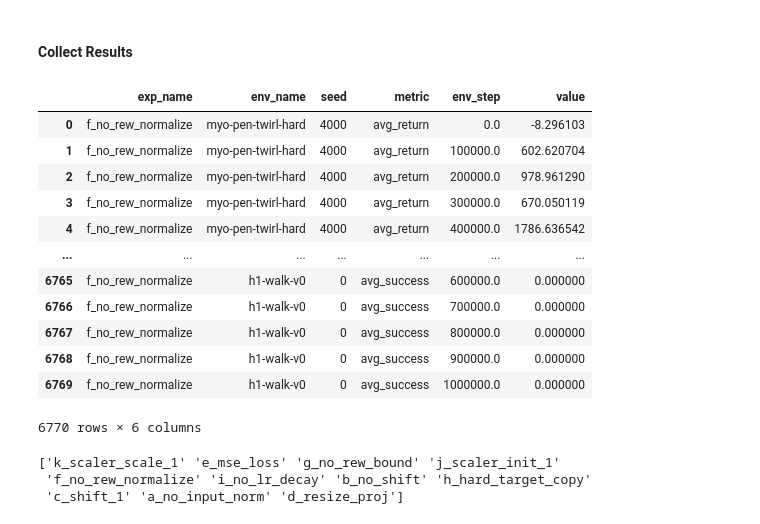
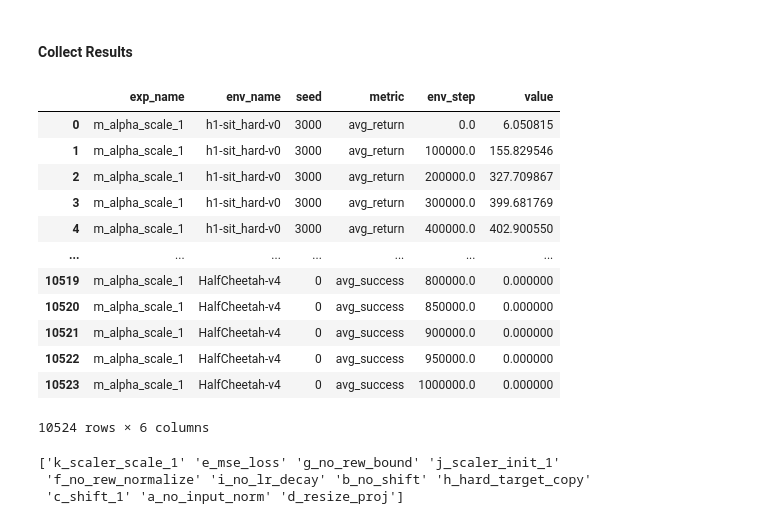
Before and after one commit to pkicki/SimbaV2, a Jupyter notebook: analysis/250109_design_study.ipynb, the cells around one changed output. Drawn from its saved outputs; the diff is of its cells as text; code cells hidden in the pictures.

Commit message:
Hojoonlee/design study table (#62)
* update appendix ablation table

```diff
--- a/analysis/250109_design_study.ipynb
+++ b/analysis/250109_design_study.ipynb
@@ -12,45 +12,47 @@ from scale_rl.common.wandb_utils import *
 entity = 'draftrec'
 project_name = 'HyperSimba_2412'
 run_exp_names_to_analysis_exp_names = {
-    'hyper_sac_invd_invd_targetema': 'hypersimba',
-    'a_no_input_norm': 'a_no_input_norm',
-    'b_no_shift': 'b_no_shift',
-    'c_shift_1': 'c_shift_1',
-    'd_resize_proj': 'd_resize_proj',
-    'e_mse_loss': 'e_mse_loss',
-    'f_no_rew_normalize': 'f_no_rew_normalize',
-    'g_no_rew_bound': 'g_no_rew_bound',
-    'h_hard_target_copy': 'h_hard_target_copy',
-    'i_no_lr_decay': 'i_no_lr_decay',
-    'hyper_sac_1_invd_targetema': 'j_scaler_init_1',
-    'hyper_sac_invd_1_targetema': 'k_scaler_scale_1',
+    #'hyper_sac_invd_invd_targetema': 'hypersimba',
+    #'a_no_input_norm': 'a_no_input_norm',
+    #'b_no_shift': 'b_no_shift',
+    #'c_shift_1': 'c_shift_1',
+    #'d_resize_proj': 'd_resize_proj',
+    #'e_mse_loss': 'e_mse_loss',
+    #'f_no_rew_normalize': 'f_no_rew_normalize',
+    #'g_no_rew_bound': 'g_no_rew_bound',
+    #'h_hard_target_copy': 'h_hard_target_copy',
+    #'i_no_lr_decay': 'i_no_lr_decay',
+    #'hyper_sac_1_invd_targetema': 'j_scaler_init_1',
+    #'hyper_sac_invd_1_targetema': 'k_scaler_scale_1',
+    'l_alpha_init_05': 'l_alpha_init_05',
+    'm_alpha_scale_1': 'm_alpha_scale_1',
 }
 run_exp_names = list(run_exp_names_to_analysis_exp_names.keys())
 metrics = ['avg_return', 'avg_success']
 # %%
-#runs = collect_runs(entity=entity, project_name=project_name)
+runs = collect_runs(entity=entity, project_name=project_name)
 filtered_runs = filter_runs(runs, exp_names = run_exp_names)
 wandb_df = convert_runs_to_dataframe(
     runs = filtered_runs,
     run_exp_name_to_analysis_exp_name=run_exp_names_to_analysis_exp_names
 )
 wandb_df = wandb_df[wandb_df.apply(lambda row: 'finished' in str(row['run']), axis=1)]
 run_eval_df = convert_wandb_df_to_eval_df(wandb_df, metrics)
 run_eval_df
 # %% [output]
 |  | exp_name | env_name | seed | metric | env_step | value |
-| 0 | f_no_rew_normalize | myo-pen-twirl-hard | 4000 | avg_return | 0.0 | -8.296103 |
-| 1 | f_no_rew_normalize | myo-pen-twirl-hard | 4000 | avg_return | 100000.0 | 602.620704 |
-| 2 | f_no_rew_normalize | myo-pen-twirl-hard | 4000 | avg_return | 200000.0 | 978.961290 |
-| 3 | f_no_rew_normalize | myo-pen-twirl-hard | 4000 | avg_return | 300000.0 | 670.050119 |
-| 4 | f_no_rew_normalize | myo-pen-twirl-hard | 4000 | avg_return | 400000.0 | 1786.636542 |
+| 0 | m_alpha_scale_1 | h1-sit_hard-v0 | 3000 | avg_return | 0.0 | 6.050815 |
+| 1 | m_alpha_scale_1 | h1-sit_hard-v0 | 3000 | avg_return | 100000.0 | 155.829546 |
+| 2 | m_alpha_scale_1 | h1-sit_hard-v0 | 3000 | avg_return | 200000.0 | 327.709867 |
+| 3 | m_alpha_scale_1 | h1-sit_hard-v0 | 3000 | avg_return | 300000.0 | 399.681769 |
+| 4 | m_alpha_scale_1 | h1-sit_hard-v0 | 3000 | avg_return | 400000.0 | 402.900550 |
 | ... | ... | ... | ... | ... | ... | ... |
-| 6765 | f_no_rew_normalize | h1-walk-v0 | 0 | avg_success | 600000.0 | 0.000000 |
-| 6766 | f_no_rew_normalize | h1-walk-v0 | 0 | avg_success | 700000.0 | 0.000000 |
-| 6767 | f_no_rew_normalize | h1-walk-v0 | 0 | avg_success | 800000.0 | 0.000000 |
-| 6768 | f_no_rew_normalize | h1-walk-v0 | 0 | avg_success | 900000.0 | 0.000000 |
-| 6769 | f_no_rew_normalize | h1-walk-v0 | 0 | avg_success | 1000000.0 | 0.000000 |
+| 10519 | m_alpha_scale_1 | HalfCheetah-v4 | 0 | avg_success | 800000.0 | 0.000000 |
+| 10520 | m_alpha_scale_1 | HalfCheetah-v4 | 0 | avg_success | 850000.0 | 0.000000 |
+| 10521 | m_alpha_scale_1 | HalfCheetah-v4 | 0 | avg_success | 900000.0 | 0.000000 |
+| 10522 | m_alpha_scale_1 | HalfCheetah-v4 | 0 | avg_success | 950000.0 | 0.000000 |
+| 10523 | m_alpha_scale_1 | HalfCheetah-v4 | 0 | avg_success | 1000000.0 | 0.000000 |
-6770 rows × 6 columns
+10524 rows × 6 columns
 # %%
 save_eval_df(run_eval_df, directory_path='../results/hypersimba/design_study')
 # %%
```
Also changed, not shown: 16 other files.
